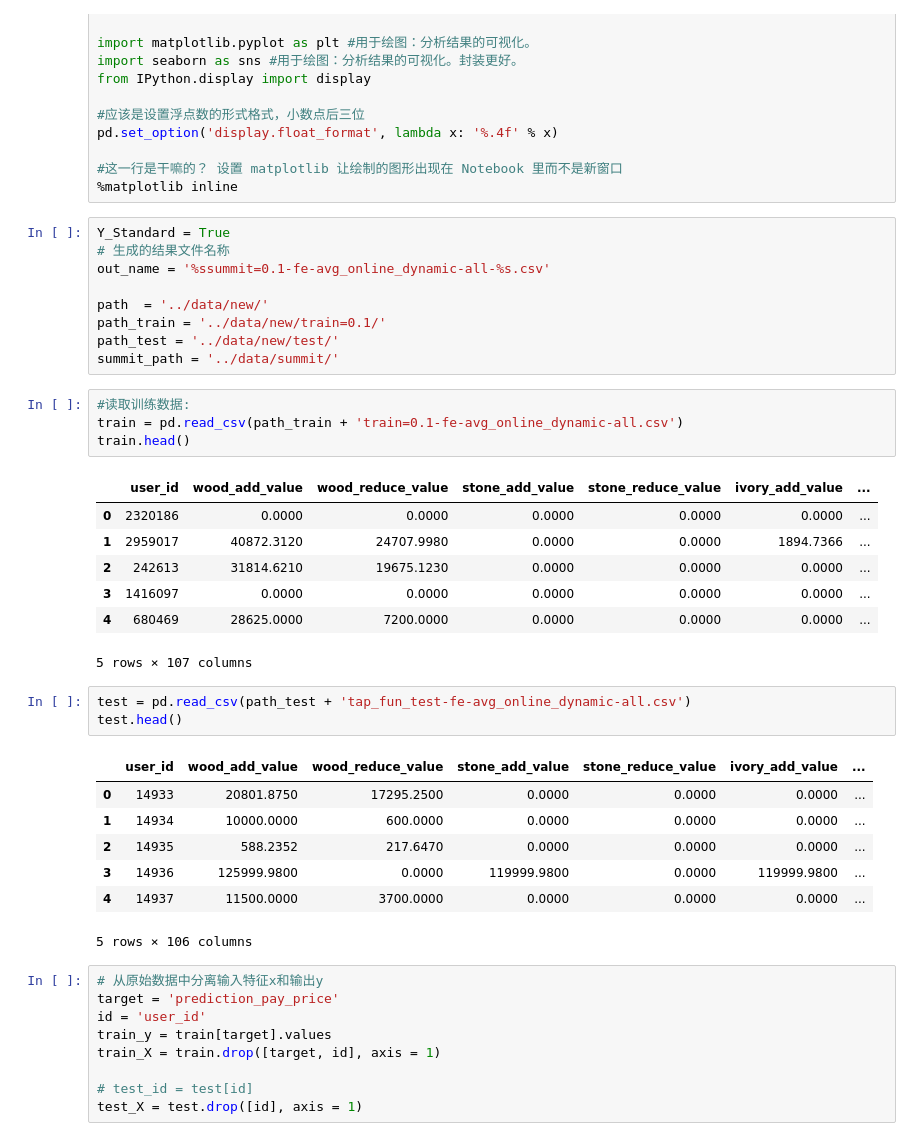
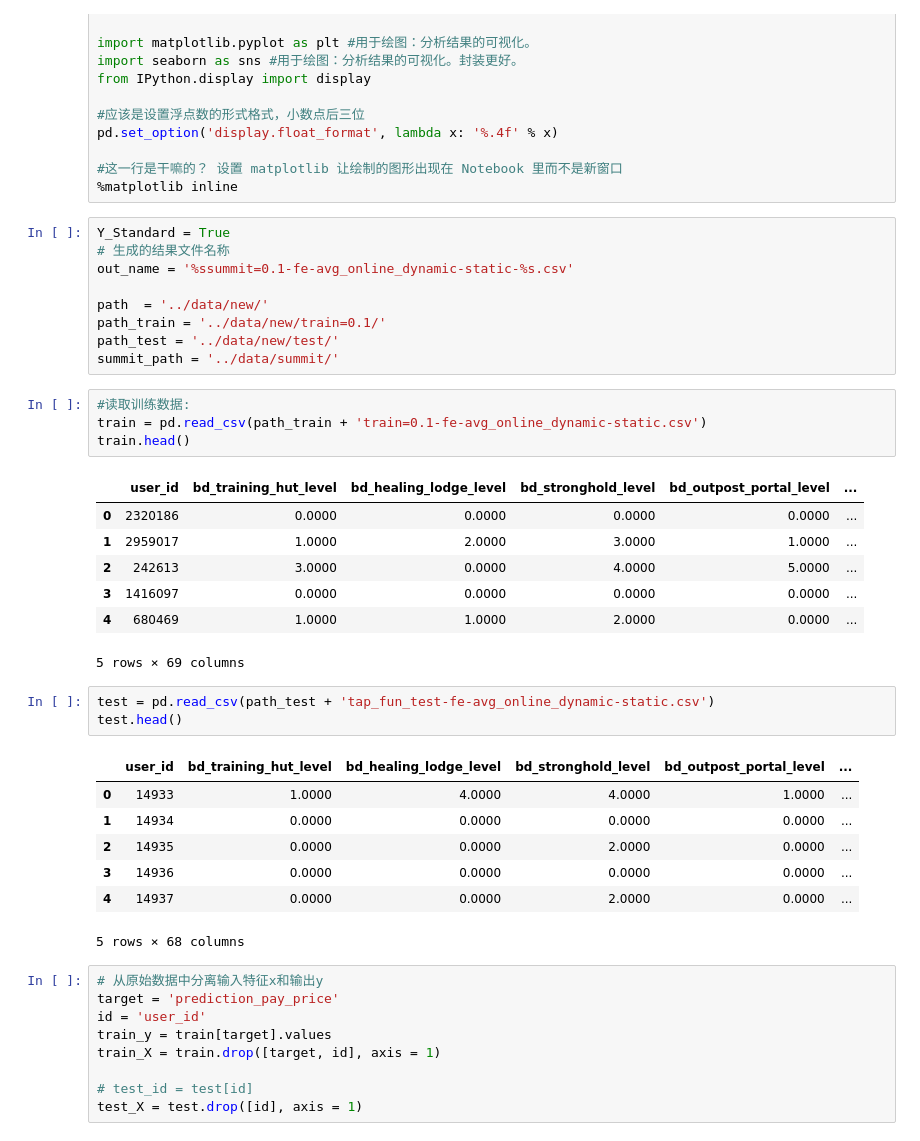
Before and after one commit to jieming2002/race_regression, a Jupyter notebook: src/04_lasso_RidgeCV_ElasticNetCV.ipynb, the cells around one changed output. Cells and saved outputs as stored; diff of their text form.

```diff
--- a/src/04_lasso_RidgeCV_ElasticNetCV.ipynb
+++ b/src/04_lasso_RidgeCV_ElasticNetCV.ipynb
@@ -24,7 +24,7 @@ pd.set_option('display.float_format', lambda x: '%.4f' % x)
 # %%
 Y_Standard = True
 # 生成的结果文件名称
-out_name = '%ssummit=0.1-fe-avg_online_dynamic-all-%s.csv'
+out_name = '%ssummit=0.1-fe-avg_online_dynamic-static-%s.csv'
 
 path  = '../data/new/'
 path_train = '../data/new/train=0.1/'
@@ -32,27 +32,27 @@ path_test = '../data/new/test/'
 summit_path = '../data/summit/'
 # %%
 #读取训练数据:
-train = pd.read_csv(path_train + 'train=0.1-fe-avg_online_dynamic-all.csv')
+train = pd.read_csv(path_train + 'train=0.1-fe-avg_online_dynamic-static.csv')
 train.head()
 # %% [output]
-|  | user_id | wood_add_value | wood_reduce_value | stone_add_value | stone_reduce_value | ivory_add_value | ... |
-| 0 | 2320186 | 0.0000 | 0.0000 | 0.0000 | 0.0000 | 0.0000 | ... |
-| 1 | 2959017 | 40872.3120 | 24707.9980 | 0.0000 | 0.0000 | 1894.7366 | ... |
-| 2 | 242613 | 31814.6210 | 19675.1230 | 0.0000 | 0.0000 | 0.0000 | ... |
-| 3 | 1416097 | 0.0000 | 0.0000 | 0.0000 | 0.0000 | 0.0000 | ... |
-| 4 | 680469 | 28625.0000 | 7200.0000 | 0.0000 | 0.0000 | 0.0000 | ... |
+|  | user_id | bd_training_hut_level | bd_healing_lodge_level | bd_stronghold_level | bd_outpost_portal_level | ... |
+| 0 | 2320186 | 0.0000 | 0.0000 | 0.0000 | 0.0000 | ... |
+| 1 | 2959017 | 1.0000 | 2.0000 | 3.0000 | 1.0000 | ... |
+| 2 | 242613 | 3.0000 | 0.0000 | 4.0000 | 5.0000 | ... |
+| 3 | 1416097 | 0.0000 | 0.0000 | 0.0000 | 0.0000 | ... |
+| 4 | 680469 | 1.0000 | 1.0000 | 2.0000 | 0.0000 | ... |
-5 rows × 107 columns
+5 rows × 69 columns
 # %%
-test = pd.read_csv(path_test + 'tap_fun_test-fe-avg_online_dynamic-all.csv')
+test = pd.read_csv(path_test + 'tap_fun_test-fe-avg_online_dynamic-static.csv')
 test.head()
 # %% [output]
-|  | user_id | wood_add_value | wood_reduce_value | stone_add_value | stone_reduce_value | ivory_add_value | ... |
-| 0 | 14933 | 20801.8750 | 17295.2500 | 0.0000 | 0.0000 | 0.0000 | ... |
-| 1 | 14934 | 10000.0000 | 600.0000 | 0.0000 | 0.0000 | 0.0000 | ... |
-| 2 | 14935 | 588.2352 | 217.6470 | 0.0000 | 0.0000 | 0.0000 | ... |
-| 3 | 14936 | 125999.9800 | 0.0000 | 119999.9800 | 0.0000 | 119999.9800 | ... |
-| 4 | 14937 | 11500.0000 | 3700.0000 | 0.0000 | 0.0000 | 0.0000 | ... |
+|  | user_id | bd_training_hut_level | bd_healing_lodge_level | bd_stronghold_level | bd_outpost_portal_level | ... |
+| 0 | 14933 | 1.0000 | 4.0000 | 4.0000 | 1.0000 | ... |
+| 1 | 14934 | 0.0000 | 0.0000 | 0.0000 | 0.0000 | ... |
+| 2 | 14935 | 0.0000 | 0.0000 | 2.0000 | 0.0000 | ... |
+| 3 | 14936 | 0.0000 | 0.0000 | 0.0000 | 0.0000 | ... |
+| 4 | 14937 | 0.0000 | 0.0000 | 2.0000 | 0.0000 | ... |
-5 rows × 106 columns
+5 rows × 68 columns
 # %%
 # 从原始数据中分离输入特征x和输出y
 target = 'prediction_pay_price'
```
Also changed, not shown: parts of 7 cells of this notebook, 2 other files.
